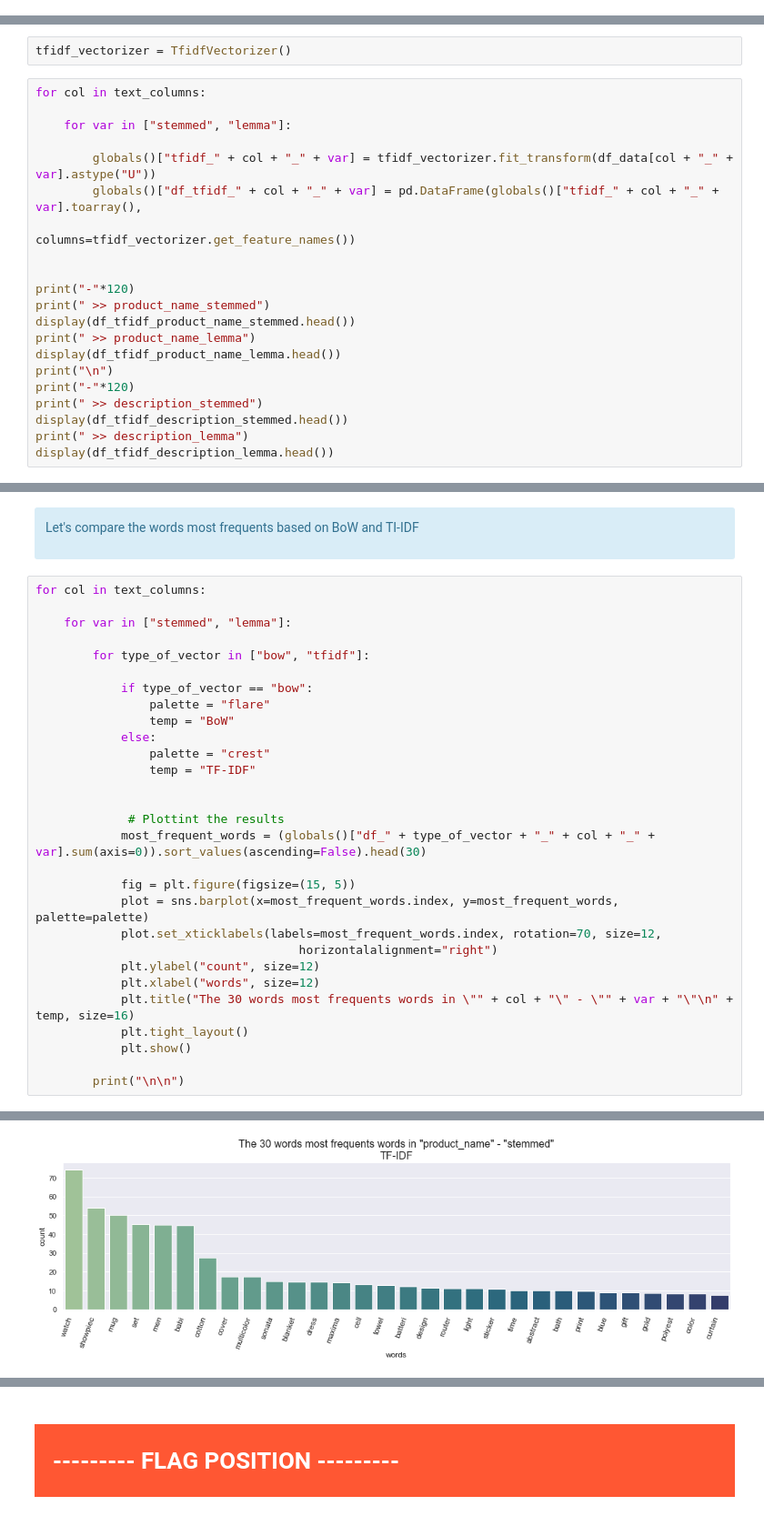
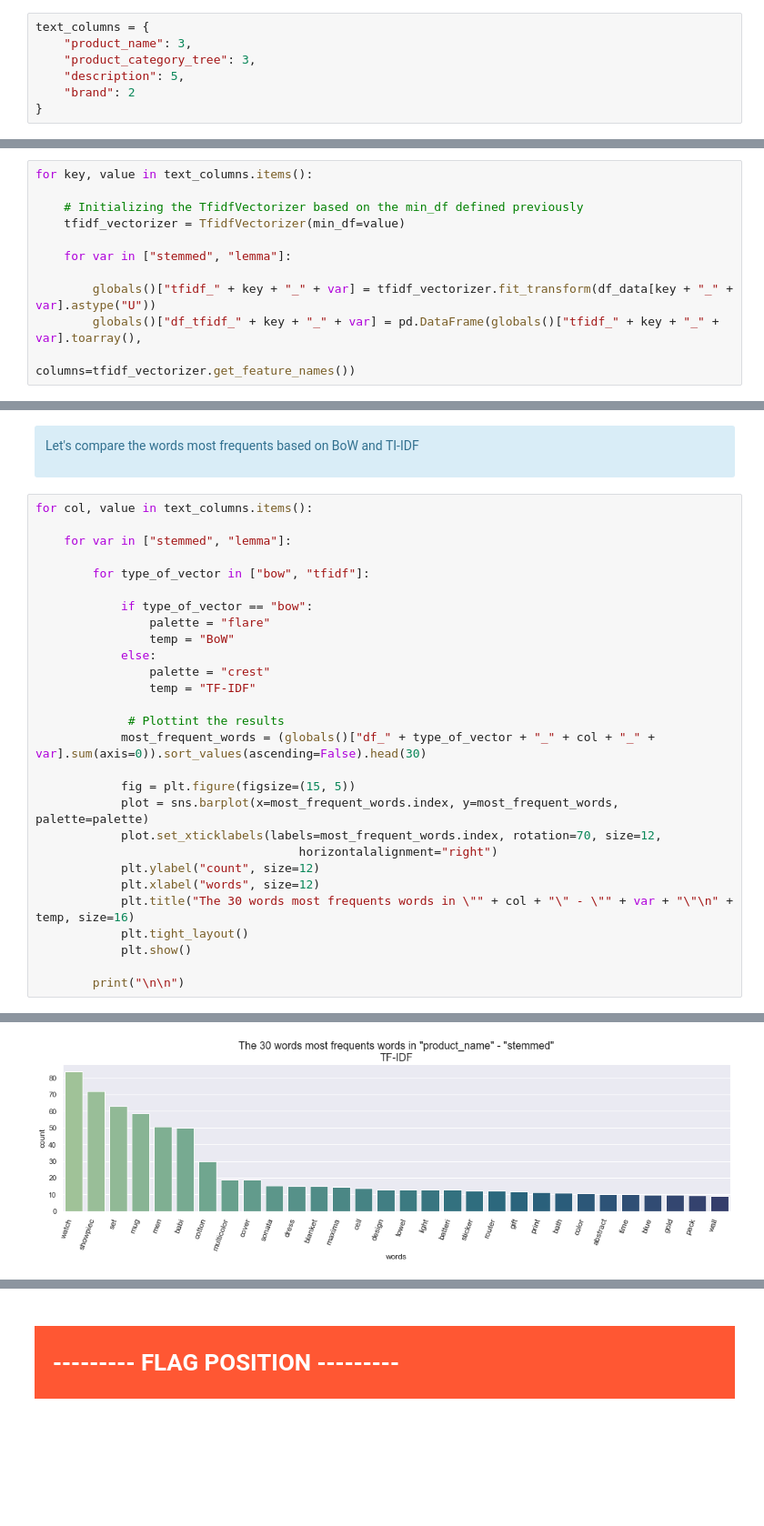
Before and after one commit to samirhinojosa/OC-P6-automatically-classify-consumer-goods, a Jupyter notebook: notebook.ipynb, the cells around one changed output, grey strips where cells are left out. Shown at 91% size. Drawn from its saved outputs; the diff is of its cells as text; blank space fills up the shorter version.

Commit message:
Analyzing text

```diff
--- a/notebook.ipynb
+++ b/notebook.ipynb
@@ -996,2 +976,9 @@ raise SystemExit("Stop right there!")
+# %%
+text_columns = {
+    "product_name": 3,
+    "product_category_tree": 3,
+    "description": 5,
+    "brand": 2
+}
 # %% [markdown]
 <div style="background-color: #6D83C5;" >
@@ -1070,24 +1064 @@ display(df_bow_description_lemma.head())
 </div>
-# %%
-tfidf_vectorizer = TfidfVectorizer()
-# %%
-for col in text_columns:
-
-    for var in ["stemmed", "lemma"]:
-
-        globals()["tfidf_" + col + "_" + var] = tfidf_vectorizer.fit_transform(df_data[col + "_" + var].astype("U"))
-        globals()["df_tfidf_" + col + "_" + var] = pd.DataFrame(globals()["tfidf_" + col + "_" + var].toarray(),
-                                                                columns=tfidf_vectorizer.get_feature_names())
-
-
-print("-"*120)
-print(" >> product_name_stemmed")
-display(df_tfidf_product_name_stemmed.head())
-print(" >> product_name_lemma")
-display(df_tfidf_product_name_lemma.head())
-print("\n")
-print("-"*120)
-print(" >> description_stemmed")
-display(df_tfidf_description_stemmed.head())
-print(" >> description_lemma")
-display(df_tfidf_description_lemma.head())
@@ -1128,0 +1065,11 @@ display(df_tfidf_description_lemma.head())
+# %%
+for key, value in text_columns.items():
+
+    # Initializing the TfidfVectorizer based on the min_df defined previously
+    tfidf_vectorizer = TfidfVectorizer(min_df=value)
+
+    for var in ["stemmed", "lemma"]:
+
+        globals()["tfidf_" + key + "_" + var] = tfidf_vectorizer.fit_transform(df_data[key + "_" + var].astype("U"))
+        globals()["df_tfidf_" + key + "_" + var] = pd.DataFrame(globals()["tfidf_" + key + "_" + var].toarray(),
+                                                                columns=tfidf_vectorizer.get_feature_names())
@@ -1135,7 +1133,7 @@ display(df_tfidf_description_lemma.head())
     <p>Let's compare the words most frequents based on BoW and TI-IDF</p>
 </div>
 # %%
-for col in text_columns:
+for col, value in text_columns.items():
 
     for var in ["stemmed", "lemma"]:
 
@@ -1147,7 +1145,6 @@ for col in text_columns:
             else:
                 palette = "crest"
                 temp = "TF-IDF"
-
 
              # Plottint the results
             most_frequent_words = (globals()["df_" + type_of_vector + "_" + col + "_" + var].sum(axis=0)).sort_values(ascending=False).head(30)
@@ -1168 +1165 @@ for col in text_columns:
-[figure, old version]
+[figure, new version]
```
Also changed, not shown: parts of 20 cells of this notebook.
